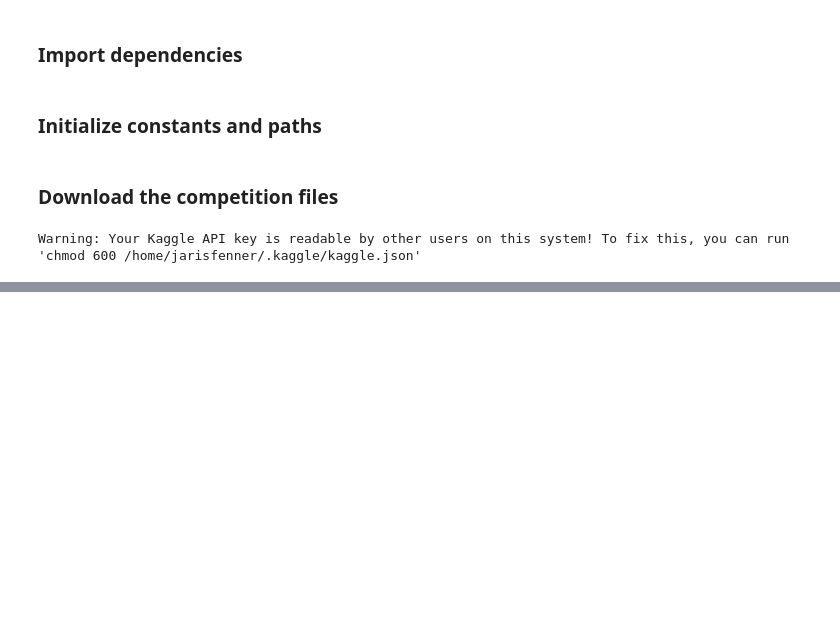
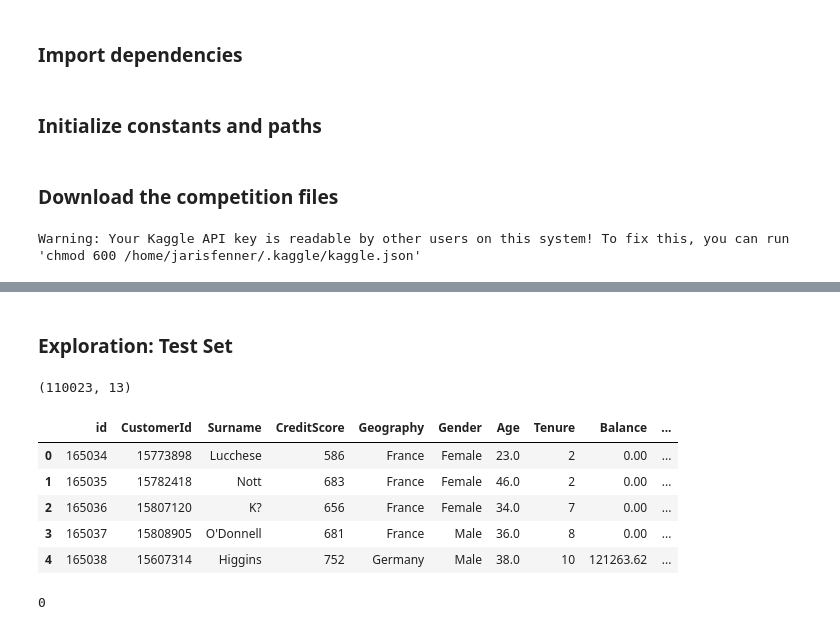
Before and after one commit to Kaaykun/Kaggle-Competition-01, a Jupyter notebook: notebooks/main.ipynb, the cells around one changed output, grey strips where cells are left out. Saved outputs shown, nothing was run; the diff lists cells and outputs as text; code cells hidden in the pictures; blank space fills up the shorter version.

```diff
--- a/notebooks/main.ipynb
+++ b/notebooks/main.ipynb
@@ -36,0 +126,19 @@ Warning: Your Kaggle API key is readable by other users on this system! To fix t
+# %% [markdown]
+### Exploration: Test Set
+# %%
+df_test.shape
+# %% [output]
+(110023, 13)
+# %%
+df_test.head()
+# %% [output]
+|  | id | CustomerId | Surname | CreditScore | Geography | Gender | Age | Tenure | Balance | ... |
+| 0 | 165034 | 15773898 | Lucchese | 586 | France | Female | 23.0 | 2 | 0.00 | ... |
+| 1 | 165035 | 15782418 | Nott | 683 | France | Female | 46.0 | 2 | 0.00 | ... |
+| 2 | 165036 | 15807120 | K? | 656 | France | Female | 34.0 | 7 | 0.00 | ... |
+| 3 | 165037 | 15808905 | O'Donnell | 681 | France | Male | 36.0 | 8 | 0.00 | ... |
+| 4 | 165038 | 15607314 | Higgins | 752 | Germany | Male | 38.0 | 10 | 121263.62 | ... |
+# %%
+df_test.duplicated().sum()
+# %% [output]
+0
```
Also changed, not shown: parts of 40 cells of this notebook.
